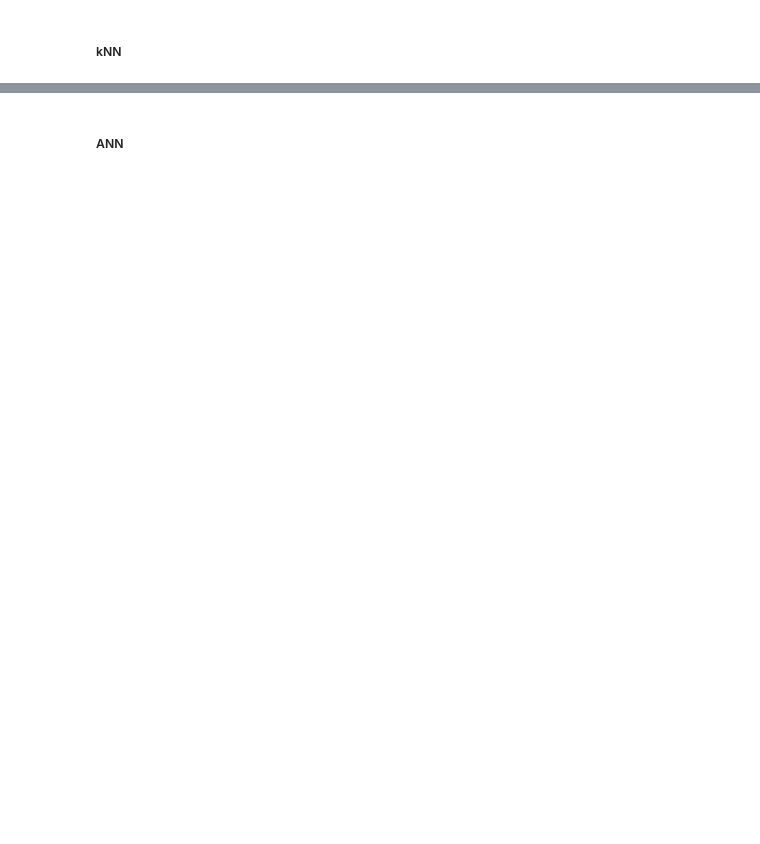
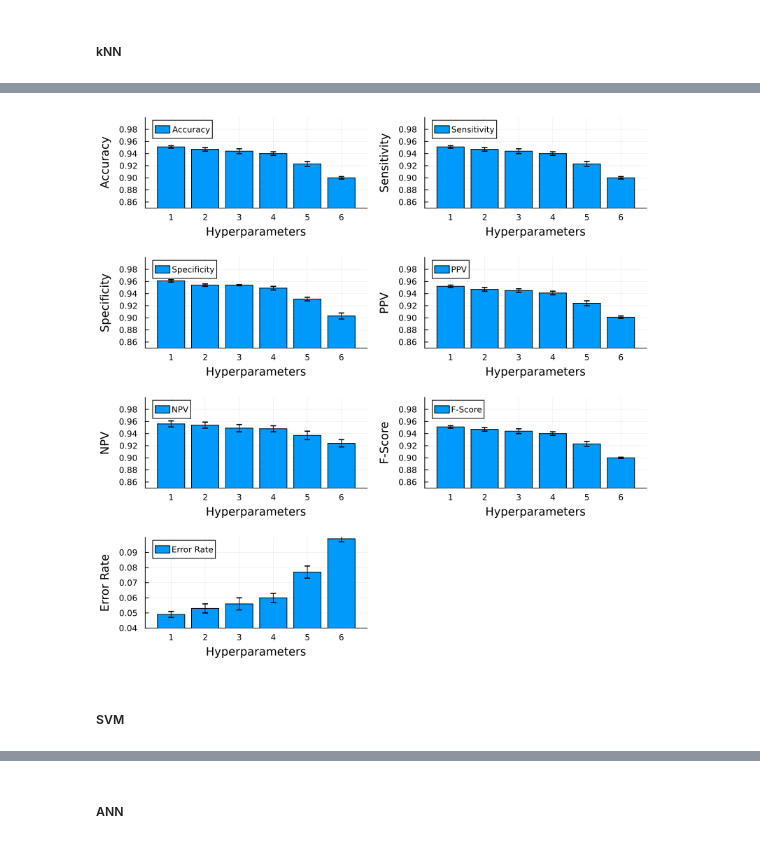
Before and after one commit to marcinjedrzejowski/Star-Classifier, a Jupyter notebook: first_approach.ipynb, the cells around one changed output, grey strips where cells are left out. Cells and saved outputs as stored; diff of their text form; code cells hidden in the pictures; blank space fills up the shorter version.

```diff
--- a/first_approach.ipynb
+++ b/first_approach.ipynb
@@ -236,0 +252,54 @@ Set of hyperparameters 6 -> mean: 0.217 Std. Dev.: 0.006
+# %%
+using Plots
+
+# Data
+hyperparameters = [1, 2, 3, 4, 5, 6]
+acc_mean = [0.951, 0.947, 0.944, 0.94, 0.923, 0.9]
+acc_std = [0.002, 0.003, 0.004, 0.003, 0.004, 0.002]
+
+sensitivity_mean = [0.951, 0.947, 0.944, 0.94, 0.923, 0.9]
+sensitivity_std = [0.002, 0.003, 0.004, 0.003, 0.004, 0.002]
+
+specificity_mean = [0.961, 0.954, 0.954, 0.949, 0.931, 0.903]
+specificity_std = [0.002, 0.002, 0.001, 0.003, 0.003, 0.005]
+
+ppv_mean = [0.952, 0.947, 0.945, 0.941, 0.924, 0.901]
+ppv_std = [0.002, 0.003, 0.003, 0.003, 0.004, 0.002]
+
+npv_mean = [0.956, 0.954, 0.949, 0.948, 0.937, 0.924]
+npv_std = [0.005, 0.005, 0.006, 0.005, 0.007, 0.006]
+
+f_score_mean = [0.951, 0.947, 0.944, 0.94, 0.923, 0.9]
+f_score_std = [0.002, 0.003, 0.004, 0.003, 0.004, 0.001]
+
+err_rate_mean = [0.049, 0.053, 0.056, 0.06, 0.077, 0.099]
+err_rate_std = [0.002, 0.003, 0.004, 0.003, 0.004, 0.002]
+
+# Plotting
+plot_metrics(metric_name, mean_values, std_values) = bar(hyperparameters, mean_values, yerr=std_values, xlabel="Hyperparameters", ylabel=metric_name, label=metric_name, legend=:topleft)
+
+# Create subplots
+p = plot(
+    plot_metrics("Accuracy", acc_mean, acc_std),
+    plot_metrics("Sensitivity", sensitivity_mean, sensitivity_std),
+    plot_metrics("Specificity", specificity_mean, specificity_std),
+    plot_metrics("PPV", ppv_mean, ppv_std),
+    plot_metrics("NPV", npv_mean, npv_std),
+    plot_metrics("F-Score", f_score_mean, f_score_std),
+    plot_metrics("Error Rate", err_rate_mean, err_rate_std),
+    layout=(4, 2), size=(800, 800)
+)
+
+# Adjust y-axis scale for "Error Rate" subplot
+ylims!(p[end], (0.04, 0.1))  # Adjust the ylims as needed for the "Error Rate" subplot
+
+# Adjust y-axis scale for other subplots
+for i in 1:length(p)-1
+    ylims!(p[i], (0.85, 1.0))
+end
+
+display(p)
+# %% [output]
+[figure, added]
+# %% [markdown]
+##### SVM #####
```
Also changed, not shown: parts of 25 cells of this notebook, 3 other files.
